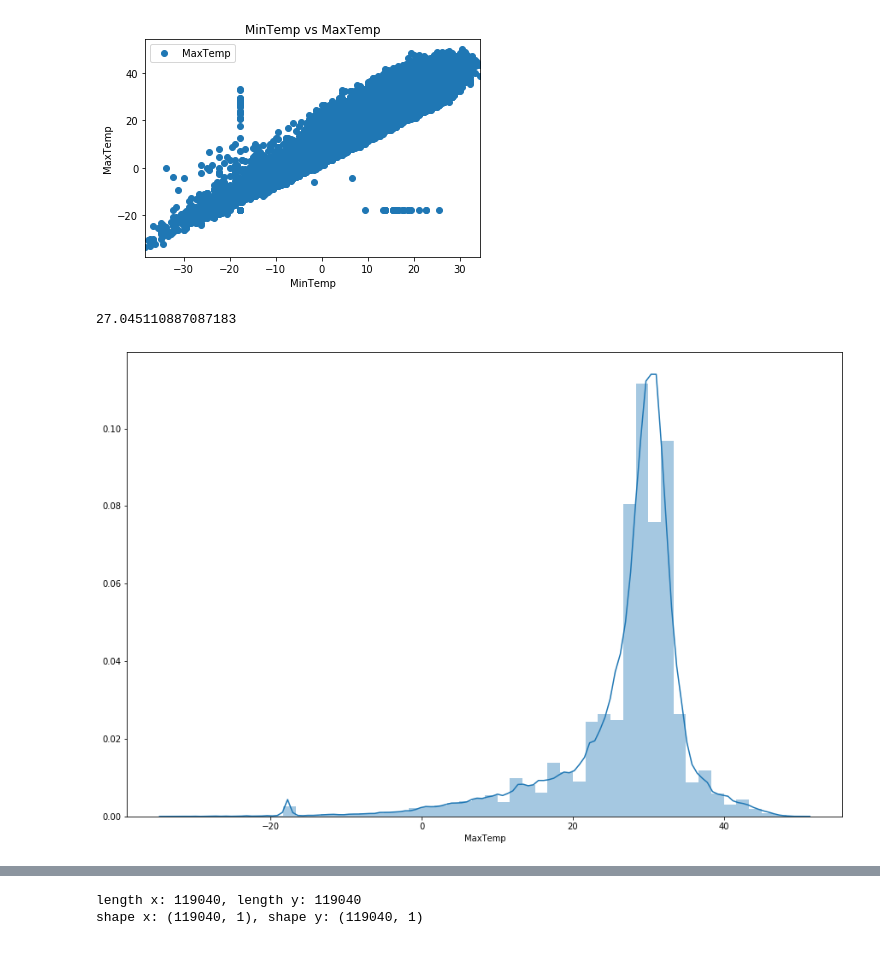
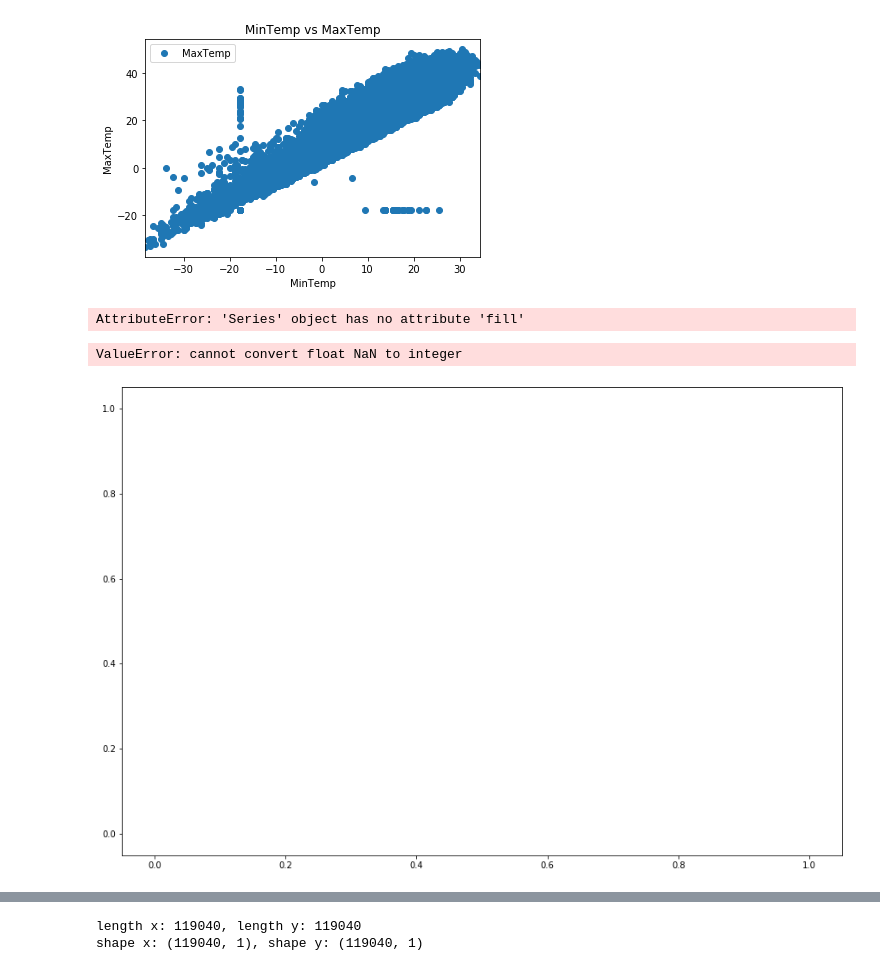
Before and after one commit to sahaditya/PiktorML, a Jupyter notebook: Linear Regression/linear_regression.ipynb, the cells around one changed output, grey strips where cells are left out. Saved outputs shown, nothing was run; the diff lists cells and outputs as text; code cells hidden in the pictures.

```diff
--- a/Linear Regression/linear_regression.ipynb
+++ b/Linear Regression/linear_regression.ipynb
@@ -22,12 +22,23 @@ plt.ylabel('MaxTemp')
 plt.show()
 # %% [output]
 [figure]
+# %%
+data['MaxTemp'].skew(),data['MinTemp'].skew()
+# norm_skew = np.log(data['MaxTemp'])
+# norm_skew.skew()
+
+norm_skew_sqrt = np.sqrt(data['MaxTemp'])
+l = norm_skew_sqrt.isna().fill()
+print(norm_skew_sqrt.isna().fill())
+print(norm_skew_sqrt.skew(),data['MaxTemp'].skew())
+# %% [output]
+AttributeError: 'Series' object has no attribute 'fill'
 # %%
 plt.figure(figsize=(15,10))
 plt.tight_layout()
-seabornInstance.distplot(data['MaxTemp'])
+seabornInstance.distplot(norm_skew_sqrt)
 avg_max_temp = np.average(data['MaxTemp'], axis=0)
 print(avg_max_temp)
 # %% [output]
-27.045110887087183
+ValueError: cannot convert float NaN to integer
-[figure, old version]
+[figure, new version]
```
Also changed, not shown: parts of 10 cells of this notebook, 46 other files.
